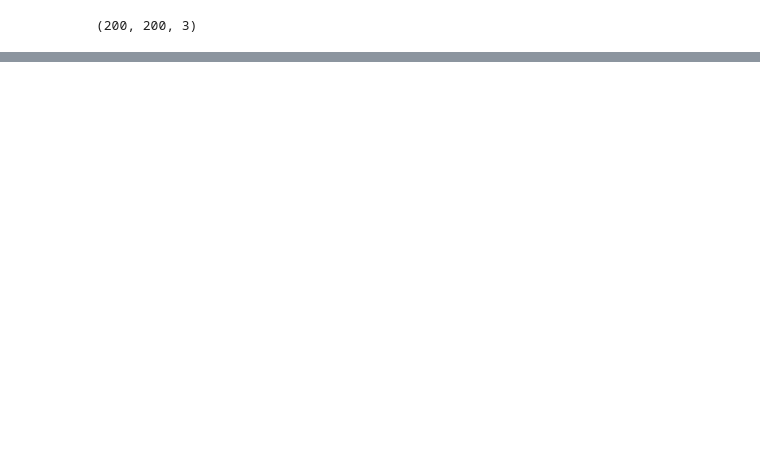
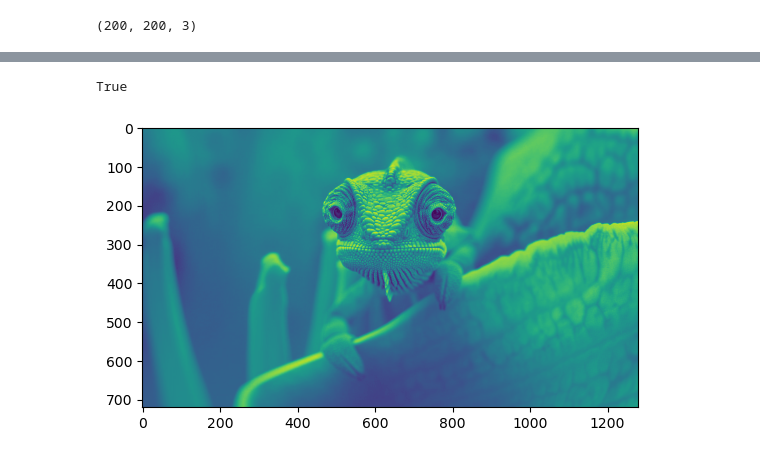
Before and after one commit to kayikalvin/image-preprocessing-for-deep-learning, a Jupyter notebook: file.ipynb, the cells around one changed output, grey strips where cells are left out. Drawn from its saved outputs; the diff is of its cells as text; code cells hidden in the pictures; blank space fills up the shorter version.

Commit message:
gray scale image

```diff
--- a/file.ipynb
+++ b/file.ipynb
@@ -88,0 +159,12 @@ img_res.shape
+# %%
+#save the resized image so that we can look at the shape
+
+cv2.imwrite('grayscalechameleon.jpg', grayscale_img)
+# %% [output]
+True
+# %%
+img_res =mpimg.imread('/home/kayi/Desktop/ML projects/Image processing for DL/grayscalechameleon.jpg')
+img_plot_plot = plt.imshow(img_res)
+plt.show()
+# %% [output]
+[figure, added]
```
Also changed, not shown: parts of 12 cells of this notebook, 2 other files.
